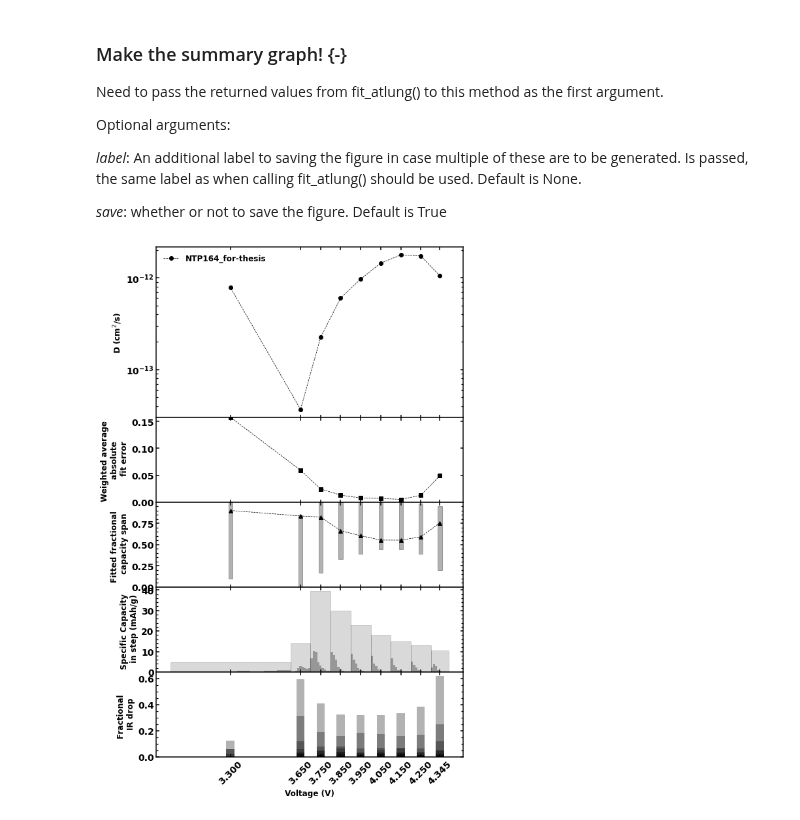
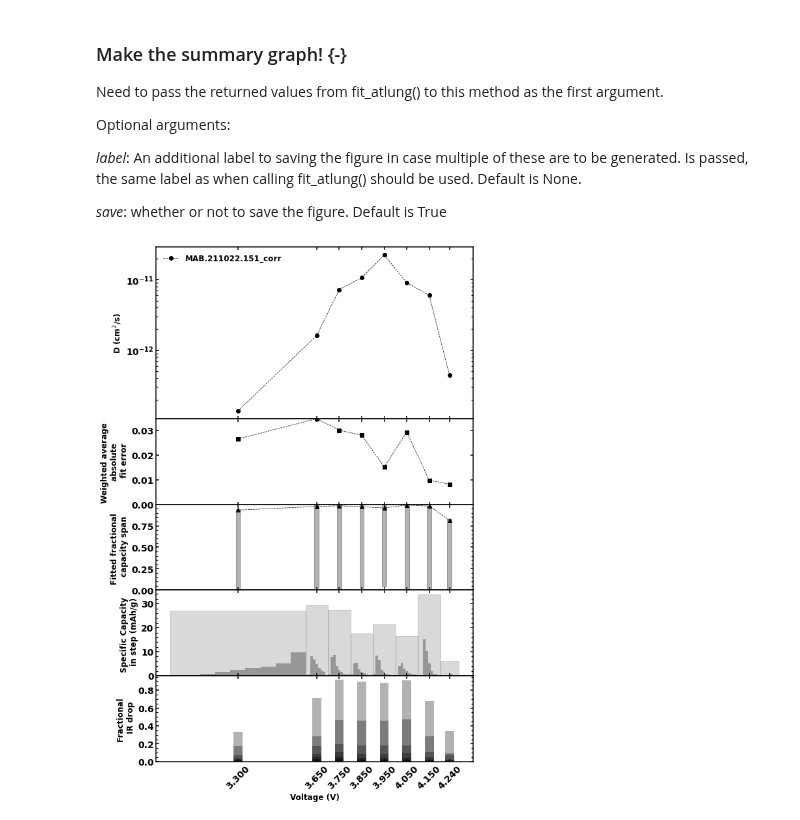
Before and after one commit to mmemcormier/amid, a Jupyter notebook: amid-analysis.ipynb, the cells around one changed output. Drawn from its saved outputs; the diff is of its cells as text; code cells hidden in the pictures.

```diff
--- a/amid-analysis.ipynb
+++ b/amid-analysis.ipynb
@@ -28,3 +24,8 @@ cell_label = 'NTP164_for-thesis'
+# %%
+dstpath = 'C:/Users/Mitch/Lab/Commercial Material/ZhenHua/Atlung/Data'
+srcpath = 'C:/Users/Mitch/Lab/Commercial Material/ZhenHua/Atlung/Data'
+uhpc_file = 'MAB.211022.151.csv'
+cell_label = 'MAB.211022.151_corr'
 # %% [markdown]
 ### The AMID object {-}
 
@@ -88,5 +89,5 @@ Optional arguments:
 
 Returns: data needed to make summary graph.
 # %%
-fit_data = amid_data.fit_atlung(0.5e-4, nalpha=150, ftol=5e-14, save=True, D_bounds=[1e-15, 1e-10], label='r-0.5um')
+fit_data = amid_data.fit_atlung(1.461e-4, corr=True, nalpha=150, ftol=5e-14, save=True, D_bounds=[1e-15, 1e-10])
 # %% [output]
@@ -109,6 +116,6 @@ Optional arguments:
 
 *save*: whether or not to save the figure. Default is True
 # %%
-amid_data.make_summary_graph(fit_data, label='r-0.5um')
+amid_data.make_summary_graph(fit_data, label='')
 # %% [output]
-[figure, old version]
+[figure, new version]
```
Also changed, not shown: parts of 7 cells of this notebook, 2 other files.
